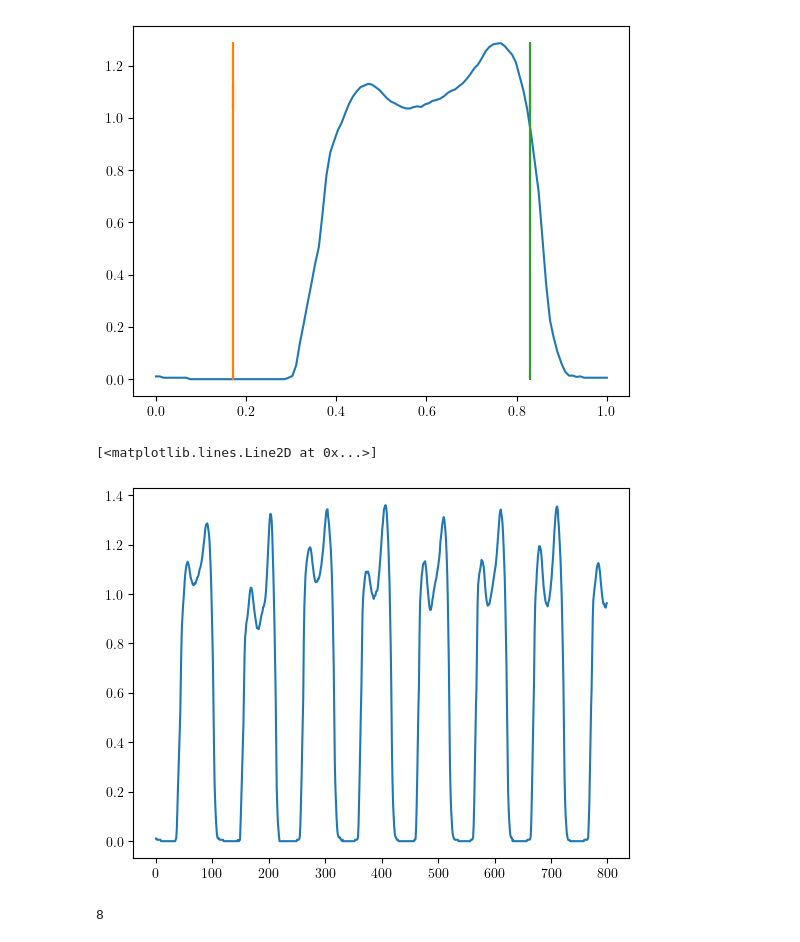
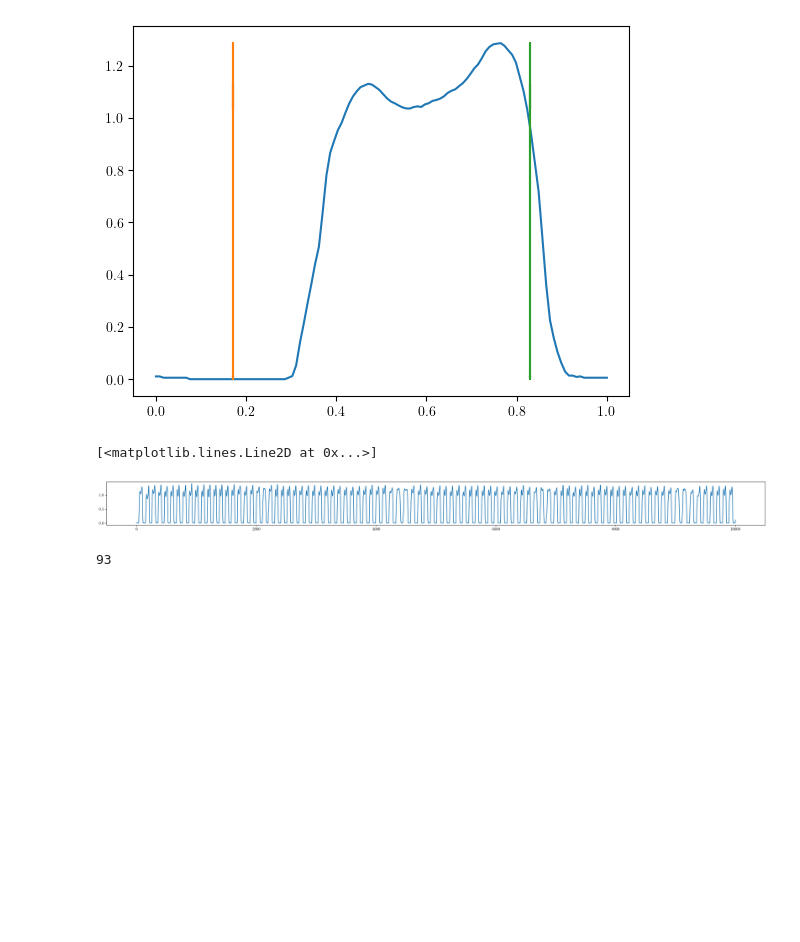
Before and after one commit to jpowell24/learningML, a Jupyter notebook: Python_exercises/PARK-GAIT1.ipynb, the cells around one changed output. Drawn from its saved outputs; the diff is of its cells as text; code cells hidden in the pictures; blank space fills up the shorter version.

```diff
--- a/Python_exercises/PARK-GAIT1.ipynb
+++ b/Python_exercises/PARK-GAIT1.ipynb
@@ -103,7 +103,7 @@ df = df.drop(df.columns[0],axis=1)
 
 print(df.shape)
 
-df_short = df.iloc[0:800]
+df_short = df.iloc[0:10000]
 df_short.columns = df.keys()
 
 print(df_short.shape)
@@ -163,11 +163,13 @@ plt.plot(x * 0 + 0.83, y)
 [<matplotlib.lines.Line2D at 0x...>]
 [figure]
 # %%
+
 y = df_short['GaCo10_01'];
+plt.figure(figsize=(30, 2))
 plt.plot(y)
 # %% [output]
 [<matplotlib.lines.Line2D at 0x...>]
-[figure, old version]
+[figure, new version]
 # %%
 def get_num_steps(data, sampling_rate):
 
@@ -182,7 +184,7 @@ def get_num_steps(data, sampling_rate):
 # %%
 print(get_num_steps(y, 1))
 # %% [output]
-8
+93
 # %%
 def get_step_indexes(data, sampling_rate):
 
```
Also changed, not shown: parts of 6 cells of this notebook.
